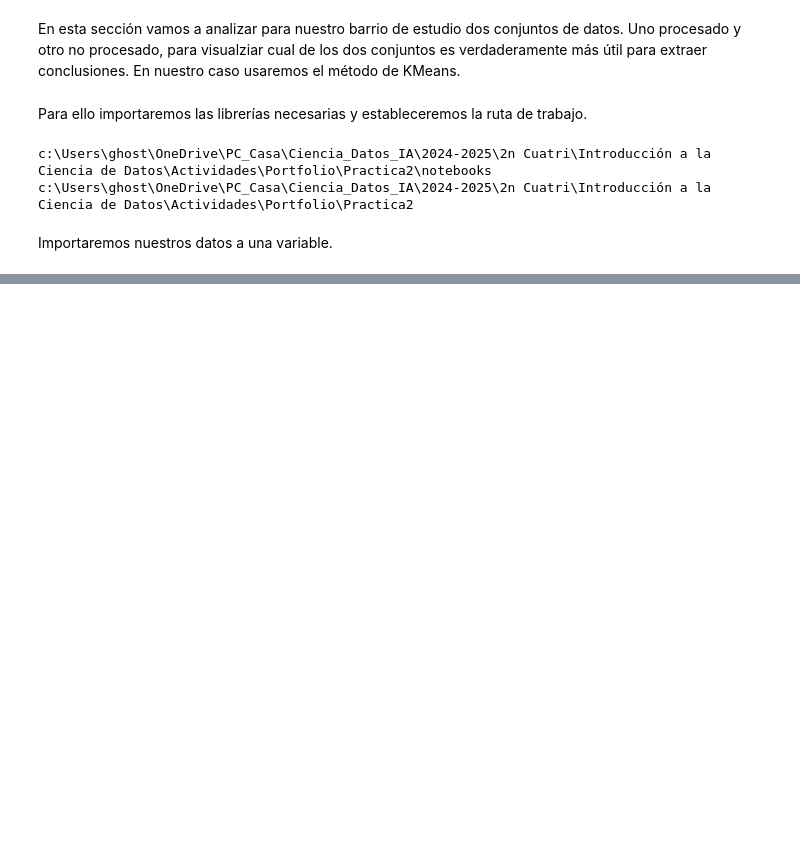
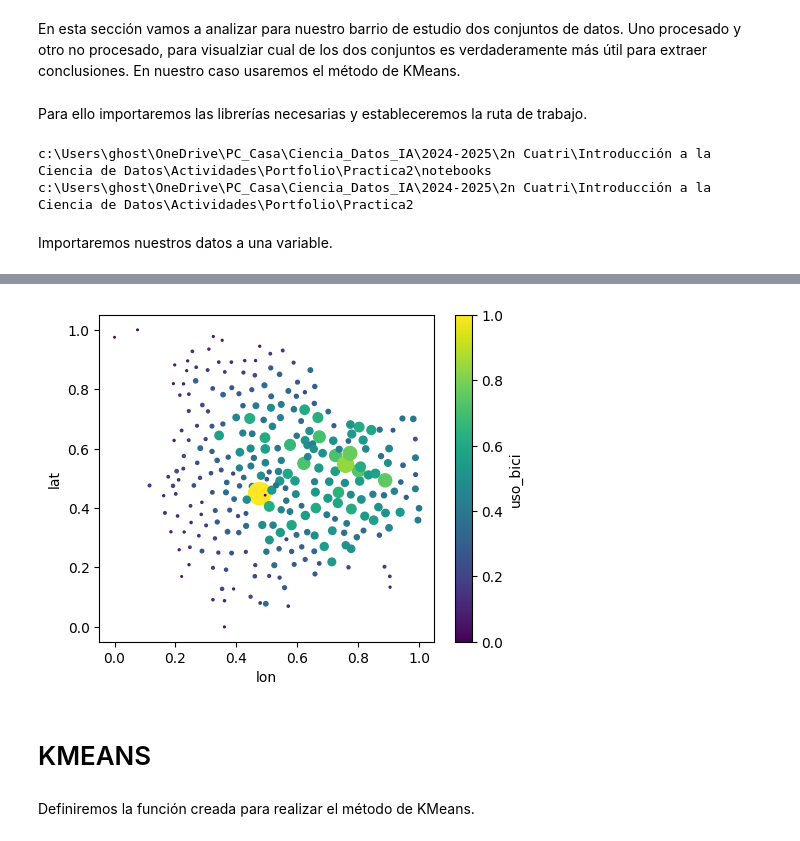
Before and after one commit to LordLiberte/Portfolio, a Jupyter notebook: Practica2/notebooks/6_clustering.ipynb, the cells around one changed output, grey strips where cells are left out. Saved outputs shown, nothing was run; the diff lists cells and outputs as text; code cells hidden in the pictures; blank space fills up the shorter version.

```diff
--- a/Practica2/notebooks/6_clustering.ipynb
+++ b/Practica2/notebooks/6_clustering.ipynb
@@ -34,3 +34,10 @@ df.tail()
 | 270 | 274 | 216 | San Francisco de Paula - Castell ... | 39.448070 | -0.333188 | 15 | NATZARET | 11 | 5 |
 | 271 | 275 | 418 | Moreras - Rona de Nazaret | 39.452305 | -0.335065 | 20 | LA PUNTA | 10 | 6 |
 | 272 | 276 | 1029 | Veles e Vents | 39.461975 | -0.323765 | 20 | EL GRAU | 11 | 1 |
+# %%
+cols_preprocesar = ['uso_bici', 'lat', 'lon']
+minmax_scaler = MinMaxScaler()
+
+minmax = minmax_scaler.fit_transform(df.loc[:, cols_preprocesar])
+df_minmax_og = pd.DataFrame(minmax, columns=cols_preprocesar)  # Columns asigna el nombre a cada columna
+df_minmax_og
@@ -36,0 +58,16 @@ df.tail()
+# %%
+x_feat, y_feat, size = 'lon', 'lat', 'uso_bici' # features to plot
+fig, ax = plt.subplots(1, 1, figsize=(5, 4)) # Create a figure and axis
+ax = ax.scatter(df_minmax_og[x_feat], df_minmax_og[y_feat], s=(df_minmax_og[size]+1)**8, c=df_minmax_og[size], cmap='viridis') # Plot the data points with size and color based on 'uso_bici'
+plt.ylabel(y_feat)
+plt.xlabel(x_feat)
+fig.tight_layout()
+cbar = plt.colorbar(ax)
+cbar.set_label(size)
+plt.show()
+# %% [output]
+[figure, added]
+# %% [markdown]
+# KMEANS
+# %% [markdown]
+Definiremos la función creada para realizar el método de KMeans.
```
Also changed, not shown: parts of 10 cells of this notebook, 1 other file.
